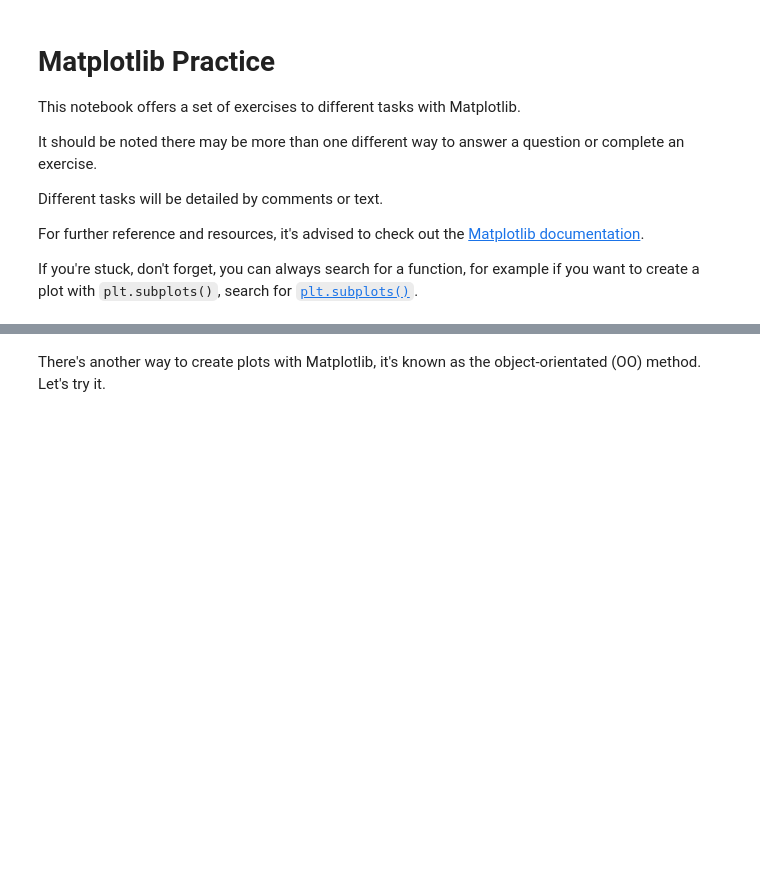
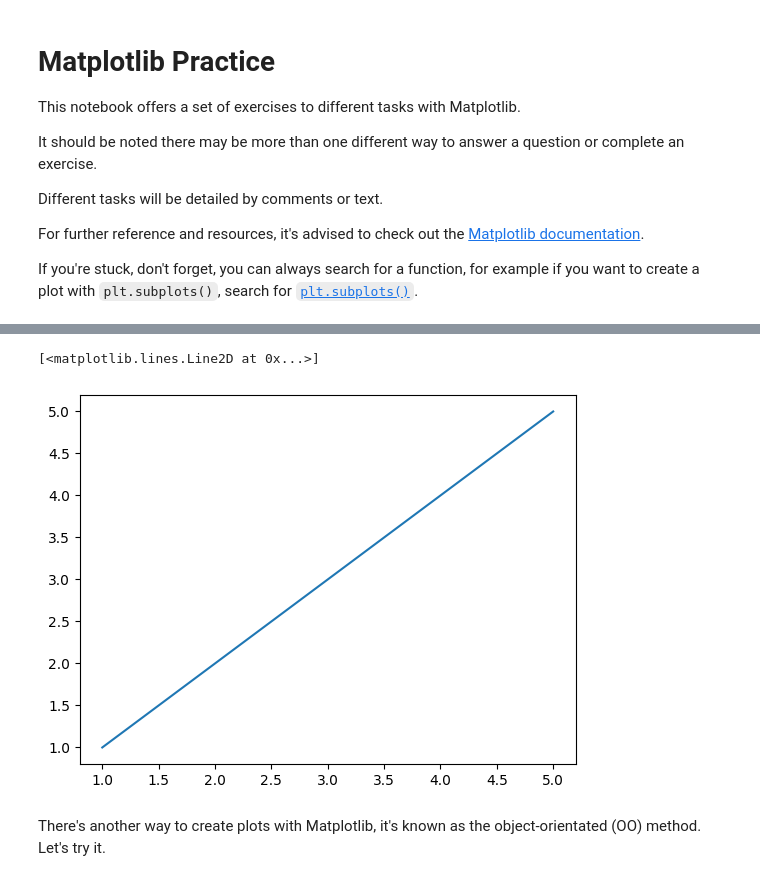
Before and after one commit to TherealOneC/zero-to-mastery-ml, a Jupyter notebook: section-2-data-science-and-ml-tools/matplotlib-exercises.ipynb, the cells around one changed output, grey strips where cells are left out. Cells and saved outputs as stored; diff of their text form; code cells hidden in the pictures; blank space fills up the shorter version.

```diff
--- a/section-2-data-science-and-ml-tools/matplotlib-exercises.ipynb
+++ b/section-2-data-science-and-ml-tools/matplotlib-exercises.ipynb
@@ -24,5 +36,9 @@ import matplotlib.pyplot as plt
 # %%
 # Plot X & y (the lists you've created)
+plt.plot(x,y)
+# %% [output]
+[<matplotlib.lines.Line2D at 0x...>]
+[figure, added]
 # %% [markdown]
 There's another way to create plots with Matplotlib, it's known as the object-orientated (OO) method. Let's try it.
 # %%
```
Also changed, not shown: parts of 18 cells of this notebook.
